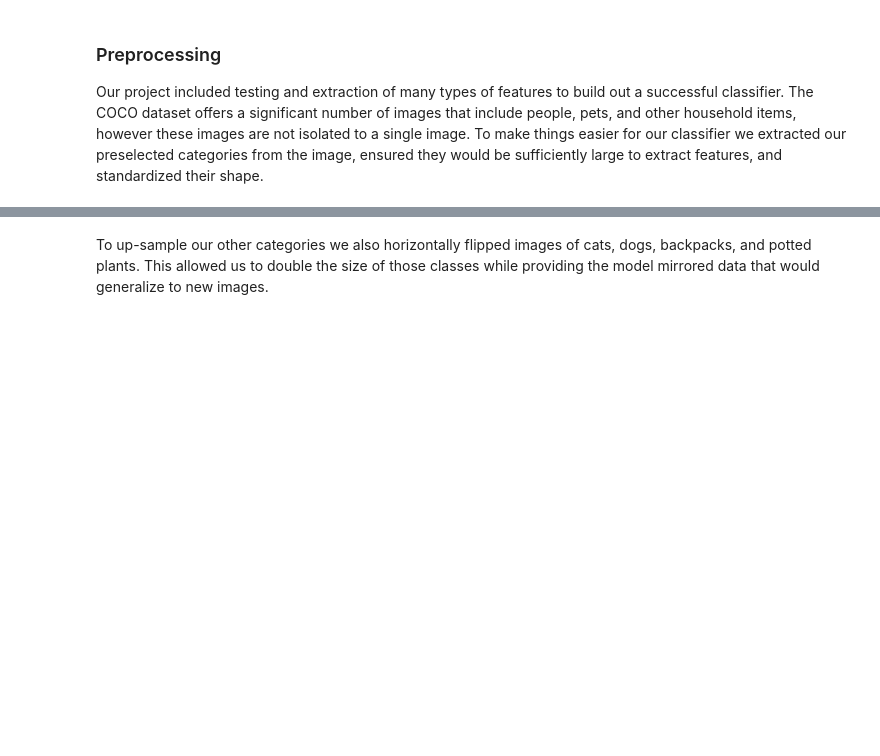
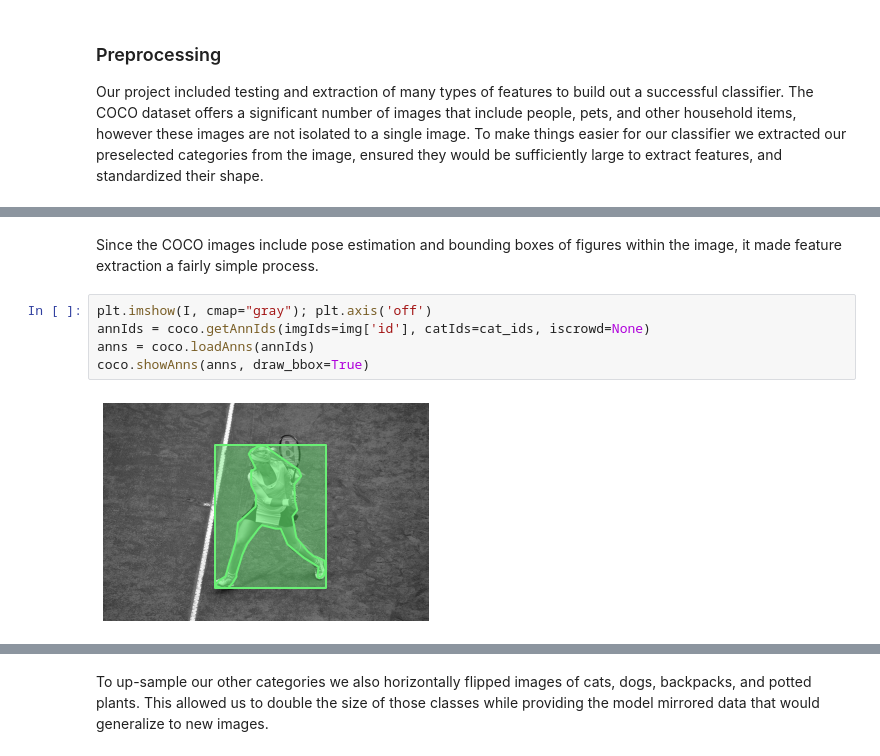
Before and after one commit to GWilson97/household_classifier, a Jupyter notebook: Final Report.ipynb, the cells around one changed output, grey strips where cells are left out. Cells and saved outputs as stored; diff of their text form; blank space fills up the shorter version.

```diff
--- a/Final Report.ipynb
+++ b/Final Report.ipynb
@@ -44,0 +105,9 @@ Image categories were also a significant issue. Given the nature of the COCO pho
+# %% [markdown]
+Since the COCO images include pose estimation and bounding boxes of figures within the image, it made feature extraction a fairly simple process.
+# %%
+plt.imshow(I, cmap="gray"); plt.axis('off')
+annIds = coco.getAnnIds(imgIds=img['id'], catIds=cat_ids, iscrowd=None)
+anns = coco.loadAnns(annIds)
+coco.showAnns(anns, draw_bbox=True)
+# %% [output]
+[figure, added]
```
Also changed, not shown: parts of 16 cells of this notebook, 1 other file.
